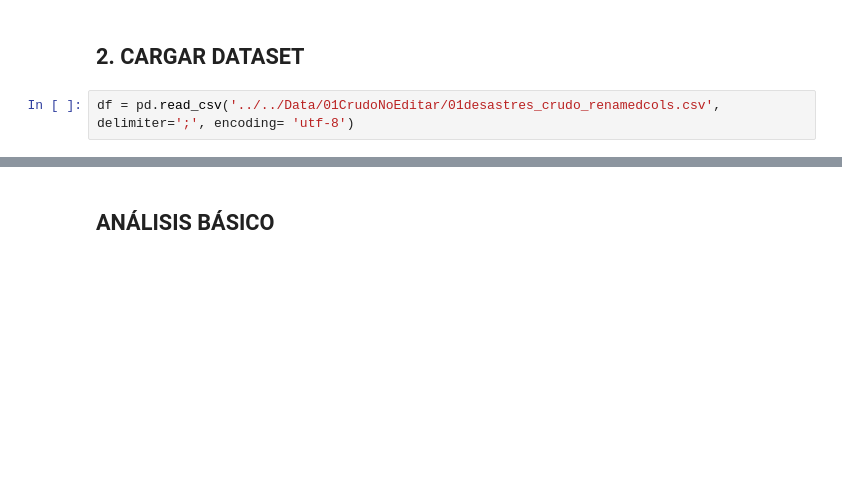
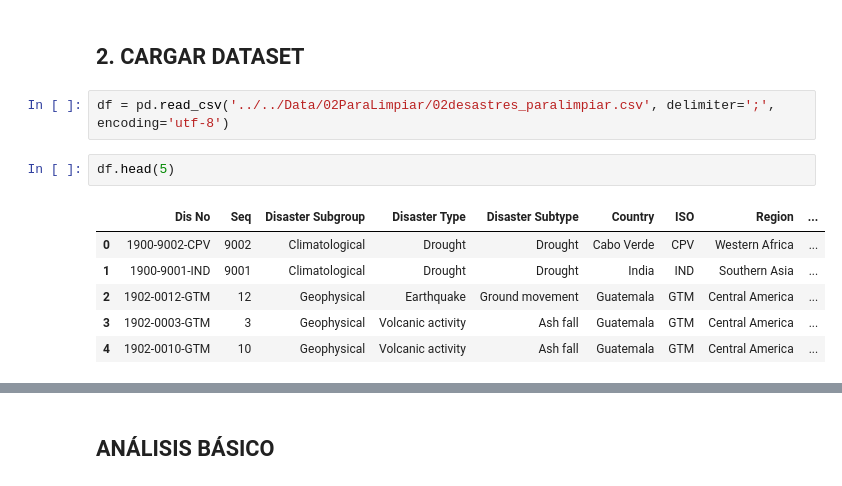
Before and after one commit to AleDataAnalyst/grupo2_desastresnaturales, a Jupyter notebook: Notebooks/01LimpiarDatos/01_Ele_drought.ipynb, the cells around one changed output, grey strips where cells are left out. Drawn from its saved outputs; the diff is of its cells as text; blank space fills up the shorter version.

```diff
--- a/Notebooks/01LimpiarDatos/01_Ele_drought.ipynb
+++ b/Notebooks/01LimpiarDatos/01_Ele_drought.ipynb
@@ -12,4 +12,13 @@ import seaborn as sns
 # %% [markdown]
 ## 2. CARGAR DATASET
 # %%
-df = pd.read_csv('../../Data/01CrudoNoEditar/01desastres_crudo_renamedcols.csv', delimiter=';', encoding= 'utf-8')
+df = pd.read_csv('../../Data/02ParaLimpiar/02desastres_paralimpiar.csv', delimiter=';', encoding='utf-8')
+# %%
+df.head(5)
+# %% [output]
+|  | Dis No | Seq | Disaster Subgroup | Disaster Type | Disaster Subtype | Country | ISO | Region | ... |
+| 0 | 1900-9002-CPV | 9002 | Climatological | Drought | Drought | Cabo Verde | CPV | Western Africa | ... |
+| 1 | 1900-9001-IND | 9001 | Climatological | Drought | Drought | India | IND | Southern Asia | ... |
+| 2 | 1902-0012-GTM | 12 | Geophysical | Earthquake | Ground movement | Guatemala | GTM | Central America | ... |
+| 3 | 1902-0003-GTM | 3 | Geophysical | Volcanic activity | Ash fall | Guatemala | GTM | Central America | ... |
+| 4 | 1902-0010-GTM | 10 | Geophysical | Volcanic activity | Ash fall | Guatemala | GTM | Central America | ... |
```
Also changed, not shown: parts of 21 cells of this notebook.
